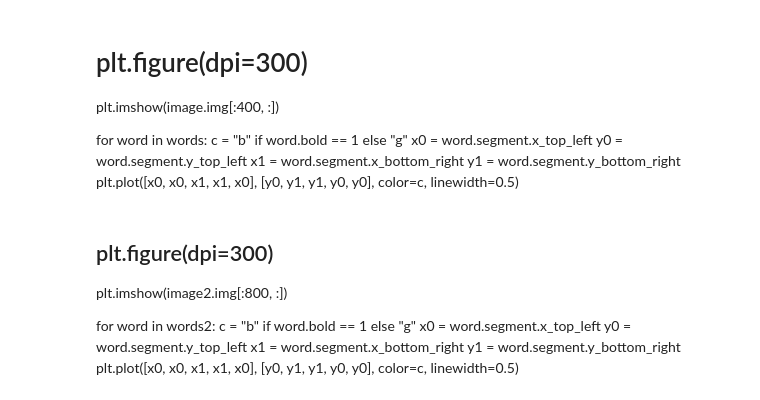
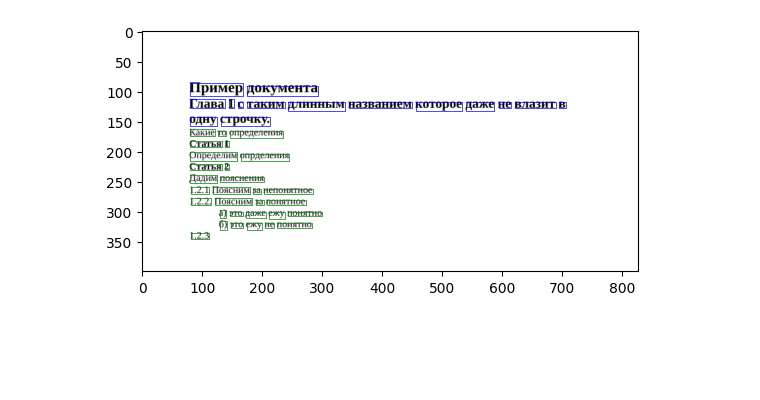
Before and after one commit to Dann38/layout_highlighter, a Jupyter notebook: imgDoc/examples/bold.ipynb, the cells around one changed output. Saved outputs shown, nothing was run; the diff lists cells and outputs as text; code cells hidden in the pictures; blank space fills up the shorter version.

```diff
--- a/imgDoc/examples/bold.ipynb
+++ b/imgDoc/examples/bold.ipynb
@@ -19,31 +19,22 @@ image.set_img_from_path("img/10.png")
 # %%
 words = t.extract_from_img(image.img)
 bold.extract(words, bi.binarize(image.img))
-# %% [markdown]
-# plt.figure(dpi=300)
-plt.imshow(image.img[:400, :])
-
-for word in words:
-    c  = "b" if word.bold == 1 else "g"
-    x0 = word.segment.x_top_left
-    y0 = word.segment.y_top_left
-    x1 = word.segment.x_bottom_right
-    y1 = word.segment.y_bottom_right
-    plt.plot([x0, x0, x1, x1, x0], [y0, y1, y1, y0, y0], color=c, linewidth=0.5)
+# %%
+# plt.figure(dpi=300)
+plt.imshow(image.img[:400, :])
+
+for word in words:
+    c  = "b" if word.bold == 1 else "g"
+    x0 = word.segment.x_top_left
+    y0 = word.segment.y_top_left
+    x1 = word.segment.x_bottom_right
+    y1 = word.segment.y_bottom_right
+    plt.plot([x0, x0, x1, x1, x0], [y0, y1, y1, y0, y0], color=c, linewidth=0.5)
+# %% [output]
+[figure, added]
 # %%
 dim = 2*image.img.shape[1],2*image.img.shape[0]
 image2 = Image(img=cv2.resize(image.img, dim, cv2.INTER_AREA))
 # %%
 words2 = t.extract_from_img(image2.img)
 bold.extract(words2, bi.binarize(image2.img))
-# %% [markdown]
-## plt.figure(dpi=300)
-plt.imshow(image2.img[:800, :])
-
-for word in words2:
-    c  = "b" if word.bold == 1 else "g"
-    x0 = word.segment.x_top_left
-    y0 = word.segment.y_top_left
-    x1 = word.segment.x_bottom_right
-    y1 = word.segment.y_bottom_right
-    plt.plot([x0, x0, x1, x1, x0], [y0, y1, y1, y0, y0], color=c, linewidth=0.5)
```
Also changed, not shown: parts of 6 cells of this notebook, 2 other files.
